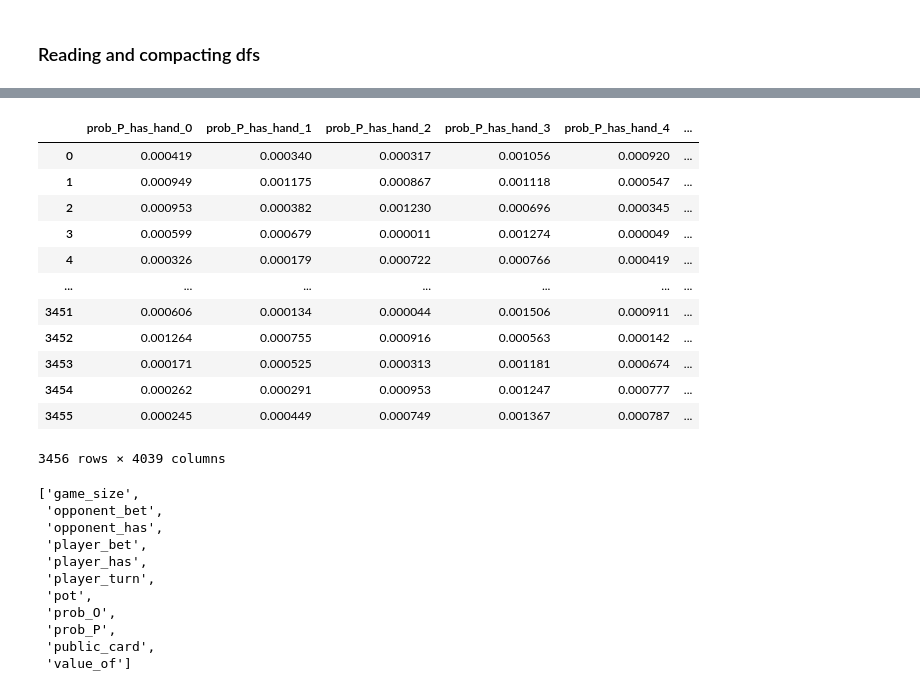
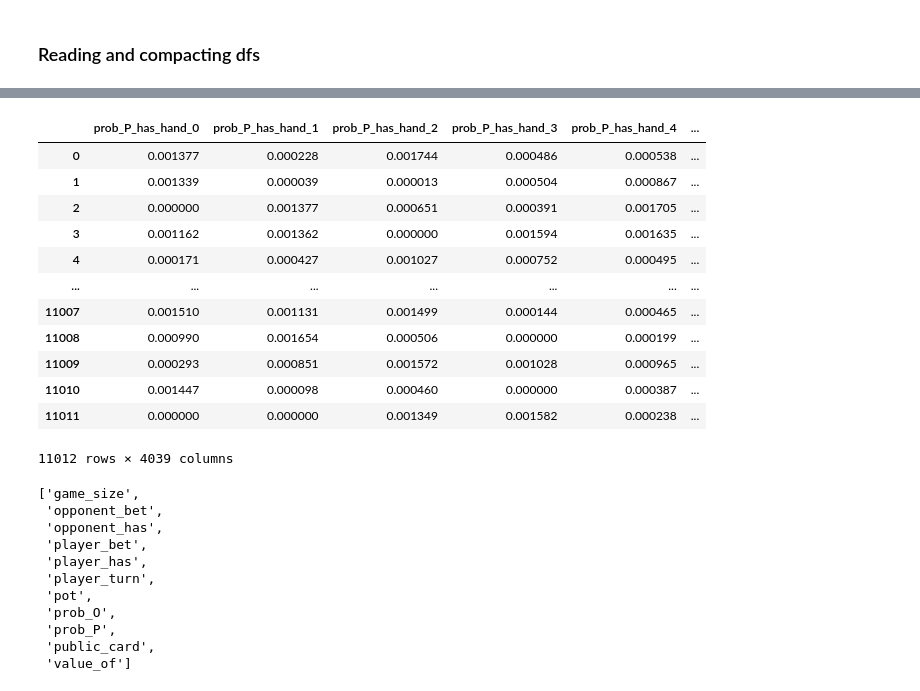
Before and after one commit to tjespe/texas-holdem-ai, a Jupyter notebook: train_nn.ipynb, the cells around one changed output, grey strips where cells are left out. Saved outputs shown, nothing was run; the diff lists cells and outputs as text; code cells hidden in the pictures.

```diff
--- a/train_nn.ipynb
+++ b/train_nn.ipynb
@@ -64,21 +64,21 @@ raw_df
 # %%
 df = raw_df[raw_df["stage"] == stage]
-df = df.drop(columns=["stage"])
+df = df.drop(columns=["stage", "origin"])
 df
 # %% [output]
 |  | prob_P_has_hand_0 | prob_P_has_hand_1 | prob_P_has_hand_2 | prob_P_has_hand_3 | prob_P_has_hand_4 | ... |
-| 0 | 0.000419 | 0.000340 | 0.000317 | 0.001056 | 0.000920 | ... |
-| 1 | 0.000949 | 0.001175 | 0.000867 | 0.001118 | 0.000547 | ... |
-| 2 | 0.000953 | 0.000382 | 0.001230 | 0.000696 | 0.000345 | ... |
-| 3 | 0.000599 | 0.000679 | 0.000011 | 0.001274 | 0.000049 | ... |
-| 4 | 0.000326 | 0.000179 | 0.000722 | 0.000766 | 0.000419 | ... |
+| 0 | 0.001377 | 0.000228 | 0.001744 | 0.000486 | 0.000538 | ... |
+| 1 | 0.001339 | 0.000039 | 0.000013 | 0.000504 | 0.000867 | ... |
+| 2 | 0.000000 | 0.001377 | 0.000651 | 0.000391 | 0.001705 | ... |
+| 3 | 0.001162 | 0.001362 | 0.000000 | 0.001594 | 0.001635 | ... |
+| 4 | 0.000171 | 0.000427 | 0.001027 | 0.000752 | 0.000495 | ... |
 | ... | ... | ... | ... | ... | ... | ... |
-| 3451 | 0.000606 | 0.000134 | 0.000044 | 0.001506 | 0.000911 | ... |
-| 3452 | 0.001264 | 0.000755 | 0.000916 | 0.000563 | 0.000142 | ... |
-| 3453 | 0.000171 | 0.000525 | 0.000313 | 0.001181 | 0.000674 | ... |
-| 3454 | 0.000262 | 0.000291 | 0.000953 | 0.001247 | 0.000777 | ... |
-| 3455 | 0.000245 | 0.000449 | 0.000749 | 0.001367 | 0.000787 | ... |
+| 11007 | 0.001510 | 0.001131 | 0.001499 | 0.000144 | 0.000465 | ... |
+| 11008 | 0.000990 | 0.001654 | 0.000506 | 0.000000 | 0.000199 | ... |
+| 11009 | 0.000293 | 0.000851 | 0.001572 | 0.001028 | 0.000965 | ... |
+| 11010 | 0.001447 | 0.000098 | 0.000460 | 0.000000 | 0.000387 | ... |
+| 11011 | 0.000000 | 0.000000 | 0.001349 | 0.001582 | 0.000238 | ... |
-3456 rows × 4039 columns
+11012 rows × 4039 columns
 # %%
 # Show all types of columns:
 list(sorted(set(["_".join(col.split("_")[0:2]) for col in df.columns])))
```
Also changed, not shown: parts of 11 cells of this notebook, 4 other files.
